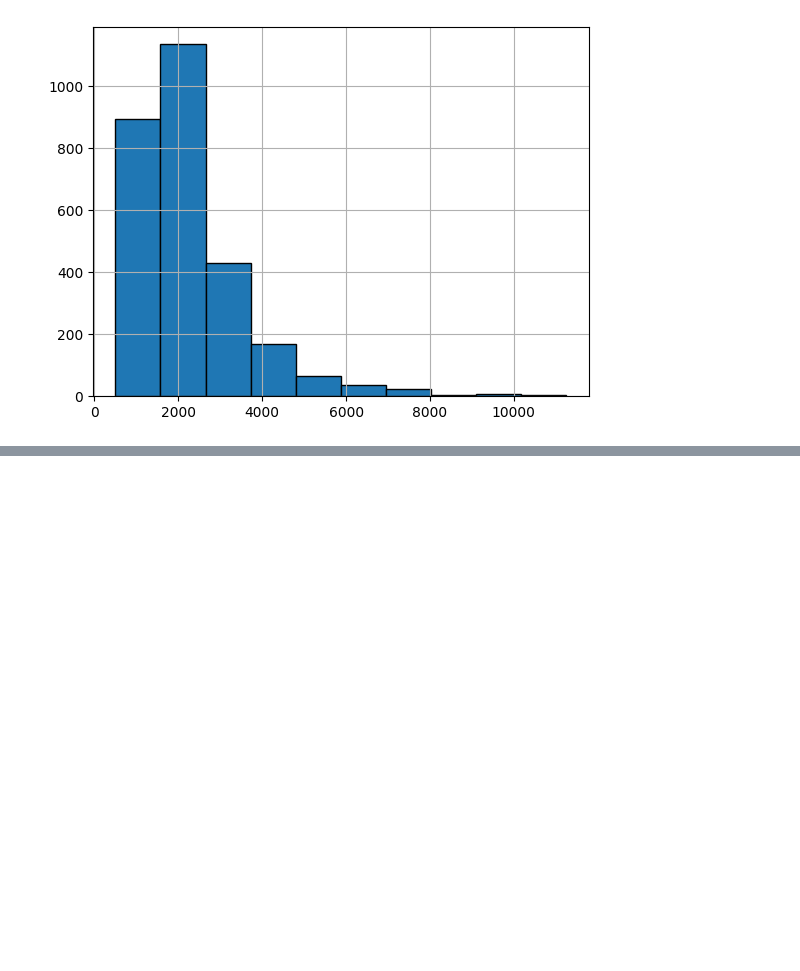
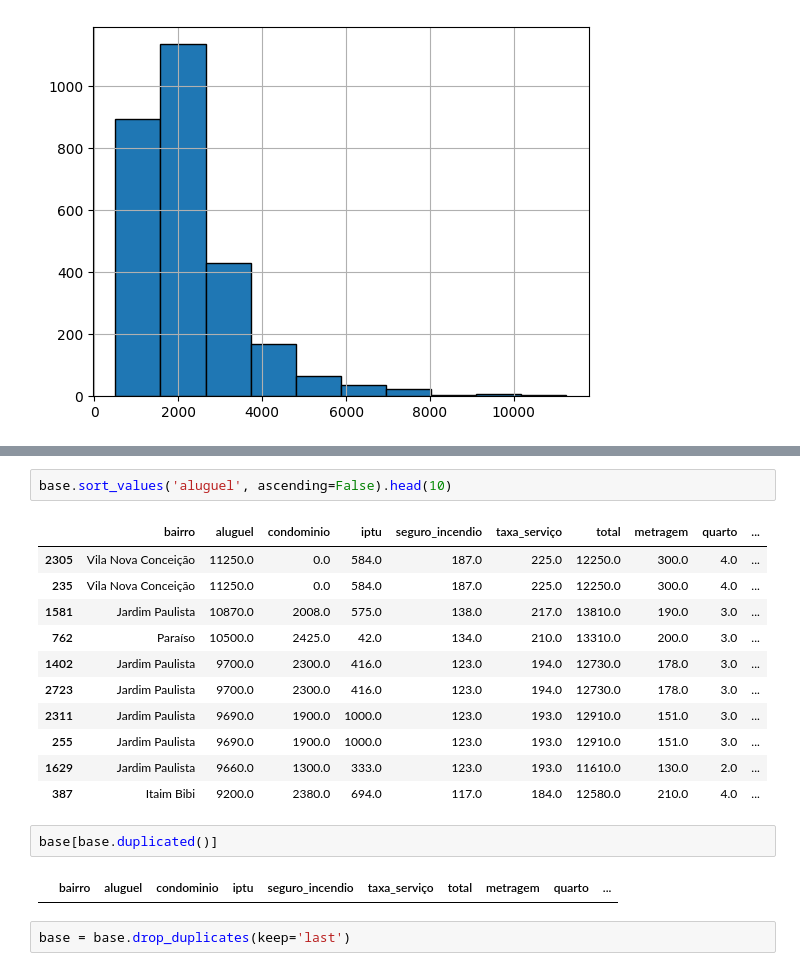
Before and after one commit to GoesDev/Learning-Python, a Jupyter notebook: Hashtag/main.ipynb, the cells around one changed output, grey strips where cells are left out. Saved outputs shown, nothing was run; the diff lists cells and outputs as text; blank space fills up the shorter version.

```diff
--- a/Hashtag/main.ipynb
+++ b/Hashtag/main.ipynb
@@ -188,0 +194,20 @@ plt.show()
+# %%
+base.sort_values('aluguel', ascending=False).head(10)
+# %% [output]
+|  | bairro | aluguel | condominio | iptu | seguro_incendio | taxa_serviço | total | metragem | quarto | ... |
+| 2305 | Vila Nova Conceição | 11250.0 | 0.0 | 584.0 | 187.0 | 225.0 | 12250.0 | 300.0 | 4.0 | ... |
+| 235 | Vila Nova Conceição | 11250.0 | 0.0 | 584.0 | 187.0 | 225.0 | 12250.0 | 300.0 | 4.0 | ... |
+| 1581 | Jardim Paulista | 10870.0 | 2008.0 | 575.0 | 138.0 | 217.0 | 13810.0 | 190.0 | 3.0 | ... |
+| 762 | Paraíso | 10500.0 | 2425.0 | 42.0 | 134.0 | 210.0 | 13310.0 | 200.0 | 3.0 | ... |
+| 1402 | Jardim Paulista | 9700.0 | 2300.0 | 416.0 | 123.0 | 194.0 | 12730.0 | 178.0 | 3.0 | ... |
+| 2723 | Jardim Paulista | 9700.0 | 2300.0 | 416.0 | 123.0 | 194.0 | 12730.0 | 178.0 | 3.0 | ... |
+| 2311 | Jardim Paulista | 9690.0 | 1900.0 | 1000.0 | 123.0 | 193.0 | 12910.0 | 151.0 | 3.0 | ... |
+| 255 | Jardim Paulista | 9690.0 | 1900.0 | 1000.0 | 123.0 | 193.0 | 12910.0 | 151.0 | 3.0 | ... |
+| 1629 | Jardim Paulista | 9660.0 | 1300.0 | 333.0 | 123.0 | 193.0 | 11610.0 | 130.0 | 2.0 | ... |
+| 387 | Itaim Bibi | 9200.0 | 2380.0 | 694.0 | 117.0 | 184.0 | 12580.0 | 210.0 | 4.0 | ... |
+# %%
+base[base.duplicated()]
+# %% [output]
+|  | bairro | aluguel | condominio | iptu | seguro_incendio | taxa_serviço | total | metragem | quarto | ... |
+# %%
+base = base.drop_duplicates(keep='last')
```
Also changed, not shown: parts of 4 cells of this notebook, 1 other file.
